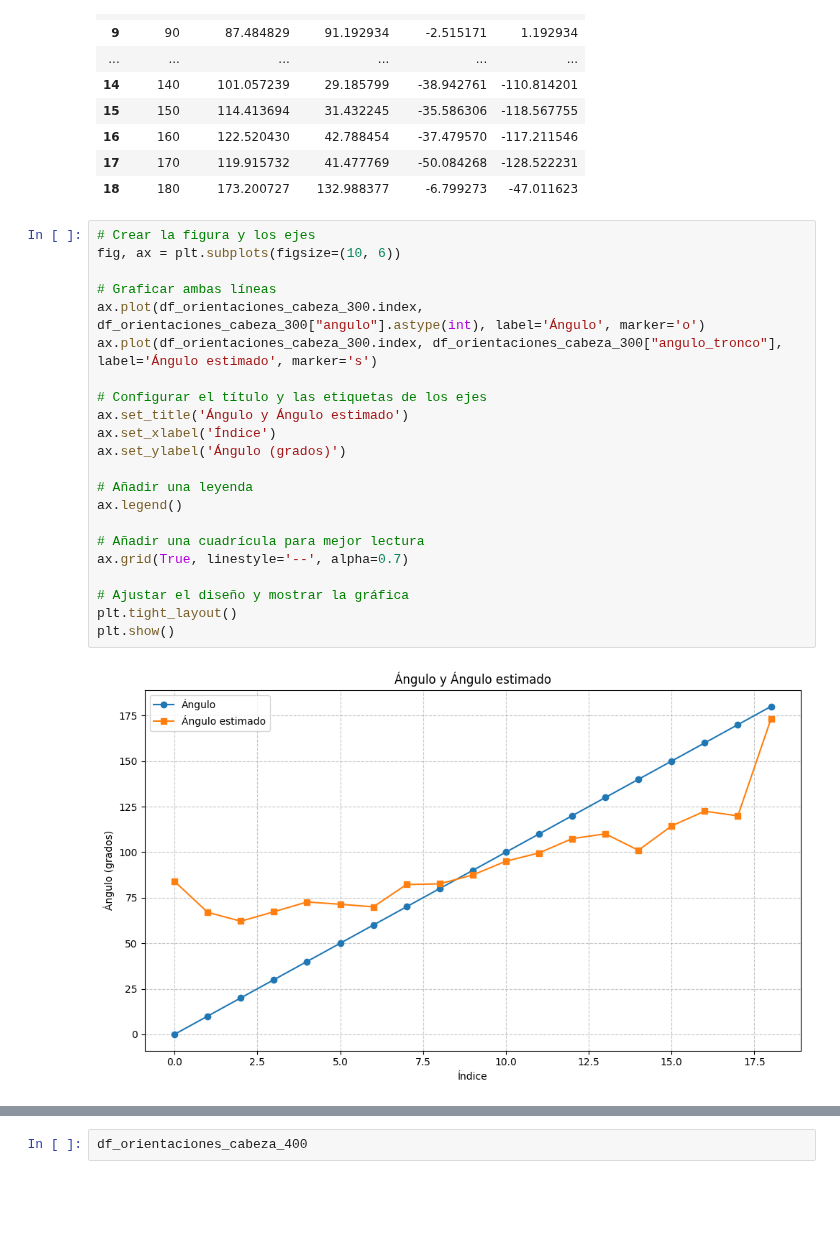
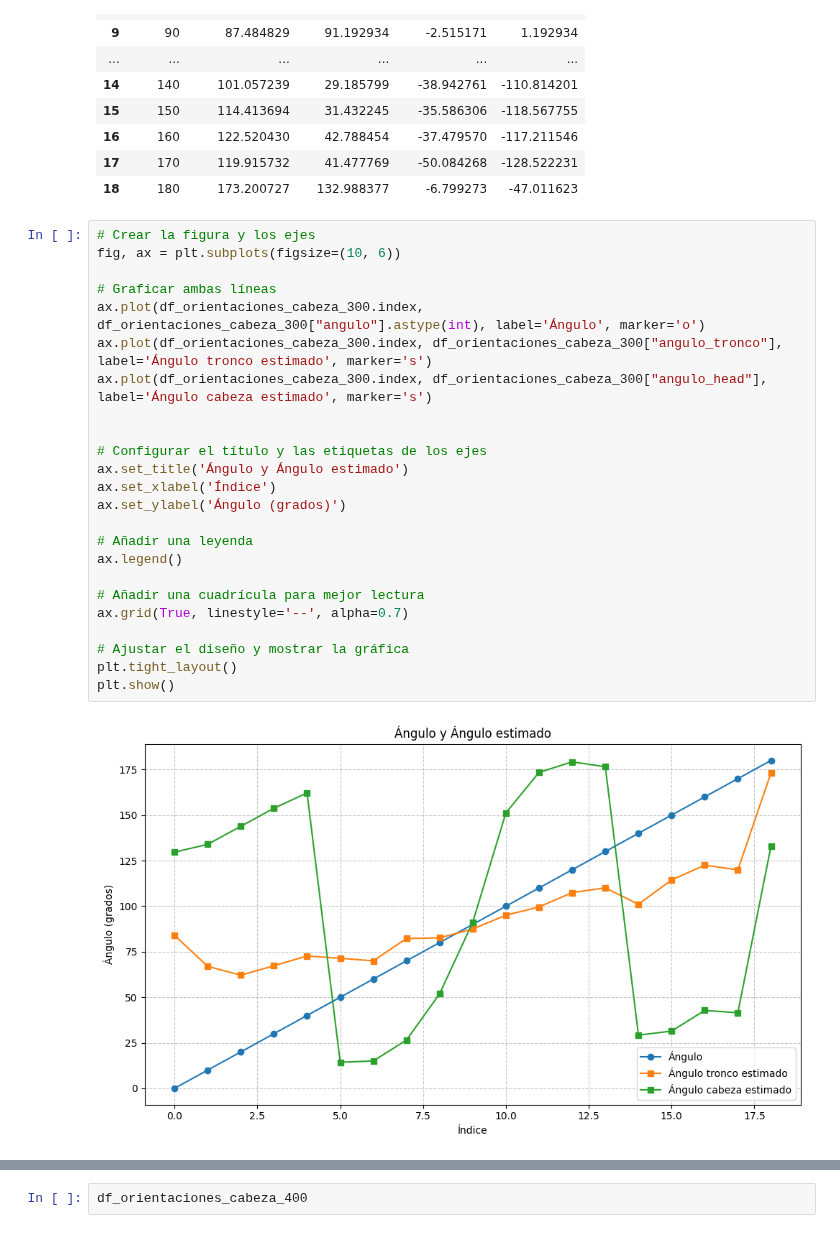
Before and after one commit to stevenaraujo98/integracion_pcl, a Jupyter notebook: get_res.ipynb, the cells around one changed output, grey strips where cells are left out. Drawn from its saved outputs; the diff is of its cells as text; blank space fills up the shorter version.

```diff
--- a/get_res.ipynb
+++ b/get_res.ipynb
@@ -858,24 +834,26 @@ df_orientaciones_cabeza_300
 # %%
 # Crear la figura y los ejes
 fig, ax = plt.subplots(figsize=(10, 6))
 
 # Graficar ambas líneas
 ax.plot(df_orientaciones_cabeza_300.index, df_orientaciones_cabeza_300["angulo"].astype(int), label='Ángulo', marker='o')
-ax.plot(df_orientaciones_cabeza_300.index, df_orientaciones_cabeza_300["angulo_tronco"], label='Ángulo estimado', marker='s')
+ax.plot(df_orientaciones_cabeza_300.index, df_orientaciones_cabeza_300["angulo_tronco"], label='Ángulo tronco estimado', marker='s')
+ax.plot(df_orientaciones_cabeza_300.index, df_orientaciones_cabeza_300["angulo_head"], label='Ángulo cabeza estimado', marker='s')
+
 
 # Configurar el título y las etiquetas de los ejes
 ax.set_title('Ángulo y Ángulo estimado')
 ax.set_xlabel('Índice')
 ax.set_ylabel('Ángulo (grados)')
 
 # Añadir una leyenda
 ax.legend()
 
 # Añadir una cuadrícula para mejor lectura
 ax.grid(True, linestyle='--', alpha=0.7)
 
 # Ajustar el diseño y mostrar la gráfica
 plt.tight_layout()
 plt.show()
 # %% [output]
-[figure, old version]
+[figure, new version]
```
Also changed, not shown: parts of 5 cells of this notebook.
